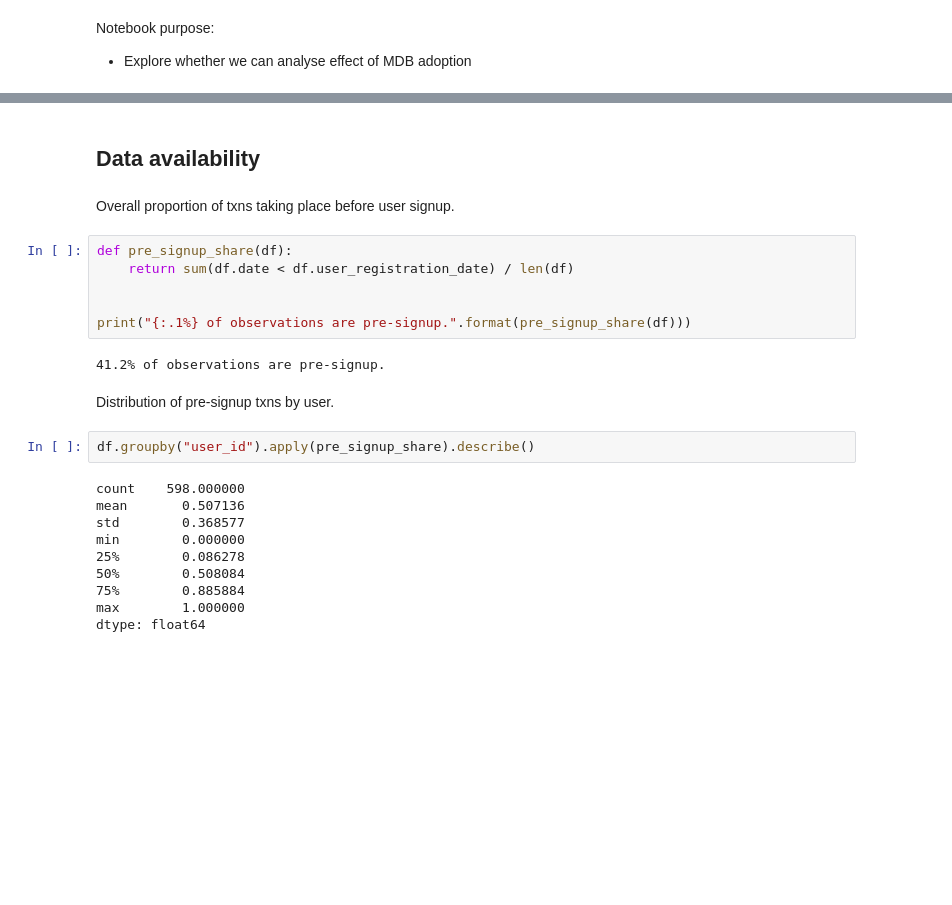
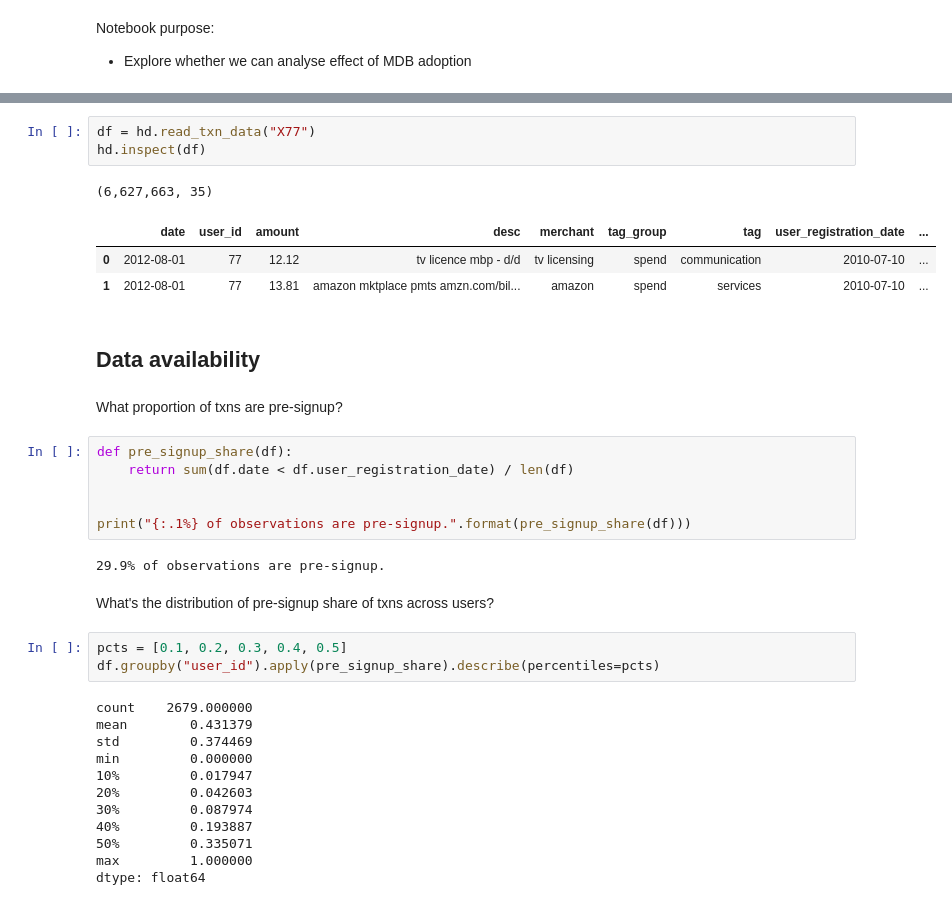
Before and after one commit to fabiangunzinger/entropy, a Jupyter notebook: notebooks/explore_pre_post.ipynb, the cells around one changed output, grey strips where cells are left out. Cells and saved outputs as stored; diff of their text form; blank space fills up the shorter version.

```diff
--- a/notebooks/explore_pre_post.ipynb
+++ b/notebooks/explore_pre_post.ipynb
@@ -35,7 +36,15 @@ hd.inspect(df)
+# %%
+df = hd.read_txn_data("X77")
+hd.inspect(df)
+# %% [output]
+(6,627,663, 35)
+|  | date | user_id | amount | desc | merchant | tag_group | tag | user_registration_date | ... |
+| 0 | 2012-08-01 | 77 | 12.12 | tv licence mbp - d/d | tv licensing | spend | communication | 2010-07-10 | ... |
+| 1 | 2012-08-01 | 77 | 13.81 | amazon mktplace pmts amzn.com/bil... | amazon | spend | services | 2010-07-10 | ... |
 # %% [markdown]
 ## Data availability
 # %% [markdown]
-Overall proportion of txns taking place before user signup.
+What proportion of txns are pre-signup?
 # %%
 def pre_signup_share(df):
     return sum(df.date < df.user_registration_date) / len(df)
@@ -43,18 +52,21 @@ def pre_signup_share(df):
 
 print("{:.1%} of observations are pre-signup.".format(pre_signup_share(df)))
 # %% [output]
-41.2% of observations are pre-signup.
+29.9% of observations are pre-signup.
 # %% [markdown]
-Distribution of pre-signup txns by user.
+What's the distribution of pre-signup share of txns across users?
 # %%
-df.groupby("user_id").apply(pre_signup_share).describe()
+pcts = [0.1, 0.2, 0.3, 0.4, 0.5]
+df.groupby("user_id").apply(pre_signup_share).describe(percentiles=pcts)
 # %% [output]
-count    598.000000
-mean       0.507136
-std        0.368577
-min        0.000000
-25%        0.086278
-50%        0.508084
-75%        0.885884
-max        1.000000
+count    2679.000000
+mean        0.431379
+std         0.374469
+min         0.000000
+10%         0.017947
+20%         0.042603
+30%         0.087974
+40%         0.193887
+50%         0.335071
+max         1.000000
 dtype: float64
```
Also changed, not shown: parts of 12 cells of this notebook, 53 other files.
